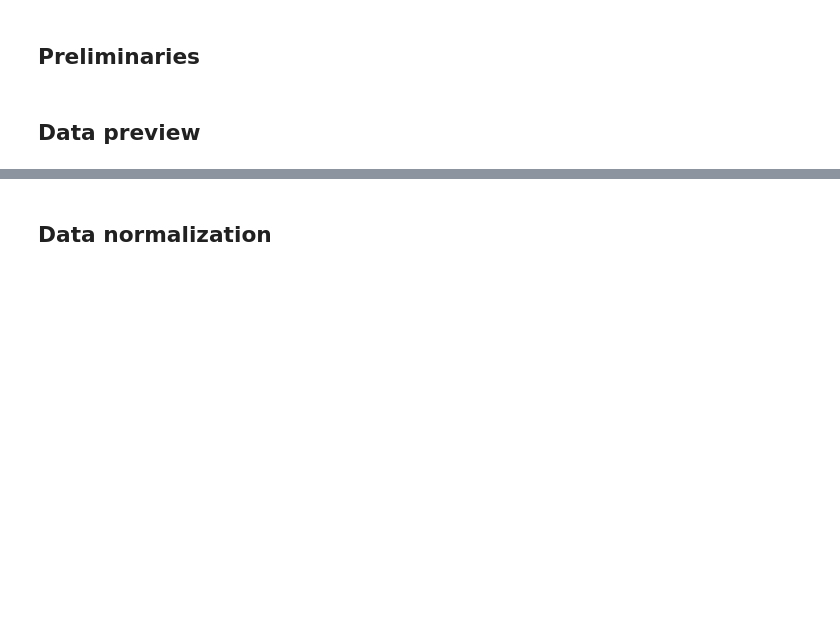
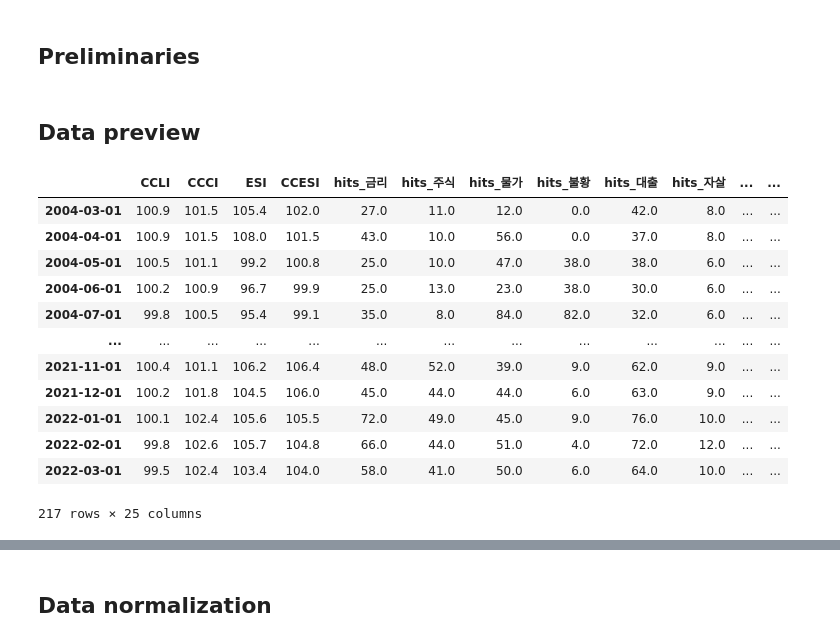
Before and after one commit to gendo7985/snu_lecture, a Jupyter notebook: time_series/project/LSTM.ipynb, the cells around one changed output, grey strips where cells are left out. Saved outputs shown, nothing was run; the diff lists cells and outputs as text; code cells hidden in the pictures; blank space fills up the shorter version.

```diff
--- a/time_series/project/LSTM.ipynb
+++ b/time_series/project/LSTM.ipynb
@@ -21,7 +21,26 @@ device = torch.device("cuda" if torch.cuda.is_available() else "cpu")
 # %%
 df1 = pd.read_csv('CCXI.csv', index_col="Date", parse_dates=["Date"])
 df2 = pd.read_csv('ESI.csv', index_col="Date", parse_dates=["Date"])
-df = pd.concat([df1, df2], axis=1)
+df3 = pd.read_csv('gtrends.csv', index_col="date", parse_dates=["date"])
+df3 = df3.drop(columns='Unnamed: 0')
+# %%
+df = pd.concat([df1, df2, df3], axis=1)
+df = df.dropna()
+df
+# %% [output]
+|  | CCLI | CCCI | ESI | CCESI | hits_금리 | hits_주식 | hits_물가 | hits_불황 | hits_대출 | hits_자살 | ... | ... |
+| 2004-03-01 | 100.9 | 101.5 | 105.4 | 102.0 | 27.0 | 11.0 | 12.0 | 0.0 | 42.0 | 8.0 | ... | ... |
+| 2004-04-01 | 100.9 | 101.5 | 108.0 | 101.5 | 43.0 | 10.0 | 56.0 | 0.0 | 37.0 | 8.0 | ... | ... |
+| 2004-05-01 | 100.5 | 101.1 | 99.2 | 100.8 | 25.0 | 10.0 | 47.0 | 38.0 | 38.0 | 6.0 | ... | ... |
+| 2004-06-01 | 100.2 | 100.9 | 96.7 | 99.9 | 25.0 | 13.0 | 23.0 | 38.0 | 30.0 | 6.0 | ... | ... |
+| 2004-07-01 | 99.8 | 100.5 | 95.4 | 99.1 | 35.0 | 8.0 | 84.0 | 82.0 | 32.0 | 6.0 | ... | ... |
+| ... | ... | ... | ... | ... | ... | ... | ... | ... | ... | ... | ... | ... |
+| 2021-11-01 | 100.4 | 101.1 | 106.2 | 106.4 | 48.0 | 52.0 | 39.0 | 9.0 | 62.0 | 9.0 | ... | ... |
+| 2021-12-01 | 100.2 | 101.8 | 104.5 | 106.0 | 45.0 | 44.0 | 44.0 | 6.0 | 63.0 | 9.0 | ... | ... |
+| 2022-01-01 | 100.1 | 102.4 | 105.6 | 105.5 | 72.0 | 49.0 | 45.0 | 9.0 | 76.0 | 10.0 | ... | ... |
+| 2022-02-01 | 99.8 | 102.6 | 105.7 | 104.8 | 66.0 | 44.0 | 51.0 | 4.0 | 72.0 | 12.0 | ... | ... |
+| 2022-03-01 | 99.5 | 102.4 | 103.4 | 104.0 | 58.0 | 41.0 | 50.0 | 6.0 | 64.0 | 10.0 | ... | ... |
+217 rows × 25 columns
 # %%
 pio.templates.default = "plotly_white"
 
```
Also changed, not shown: parts of 11 cells of this notebook, 4 other files.
